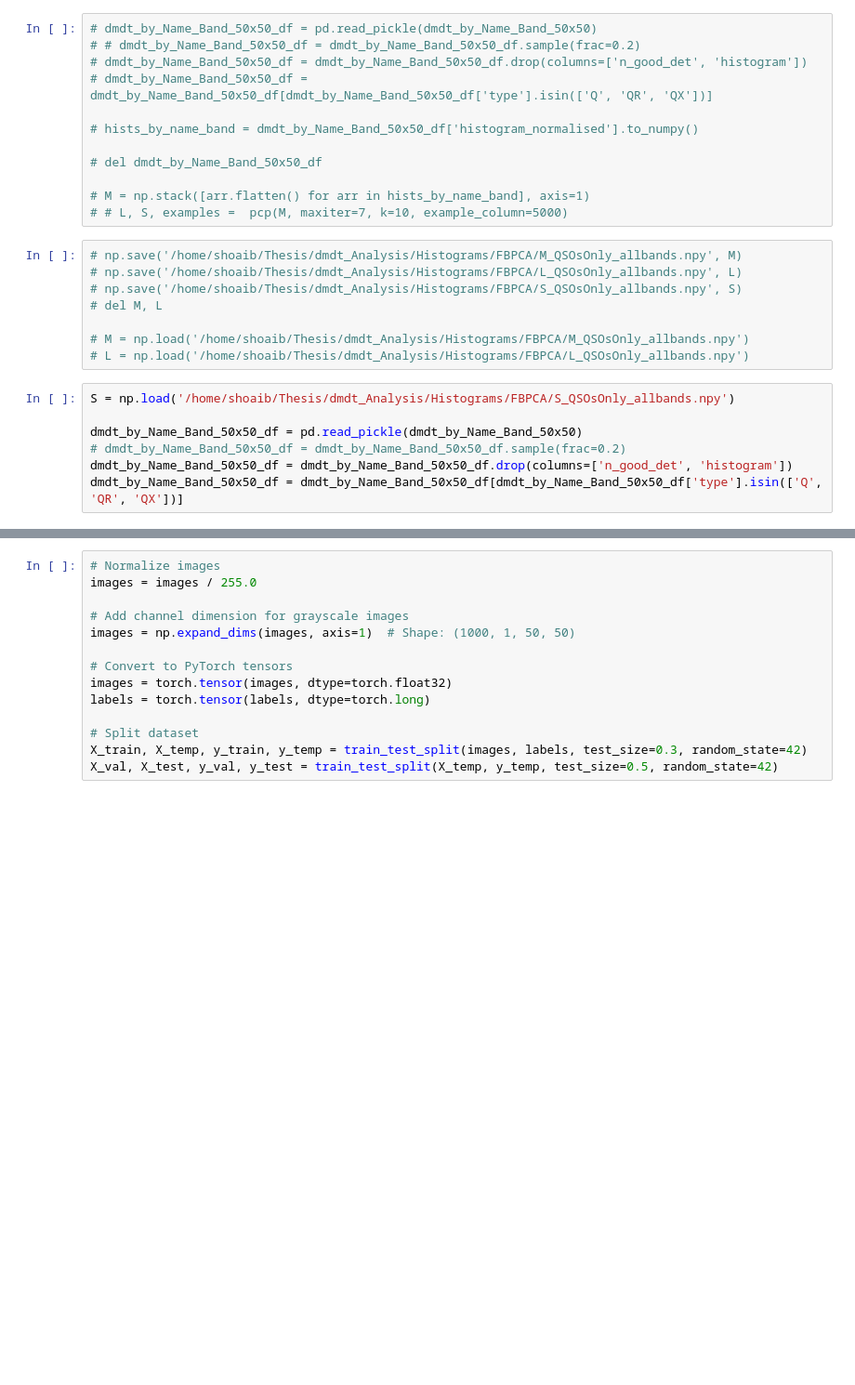
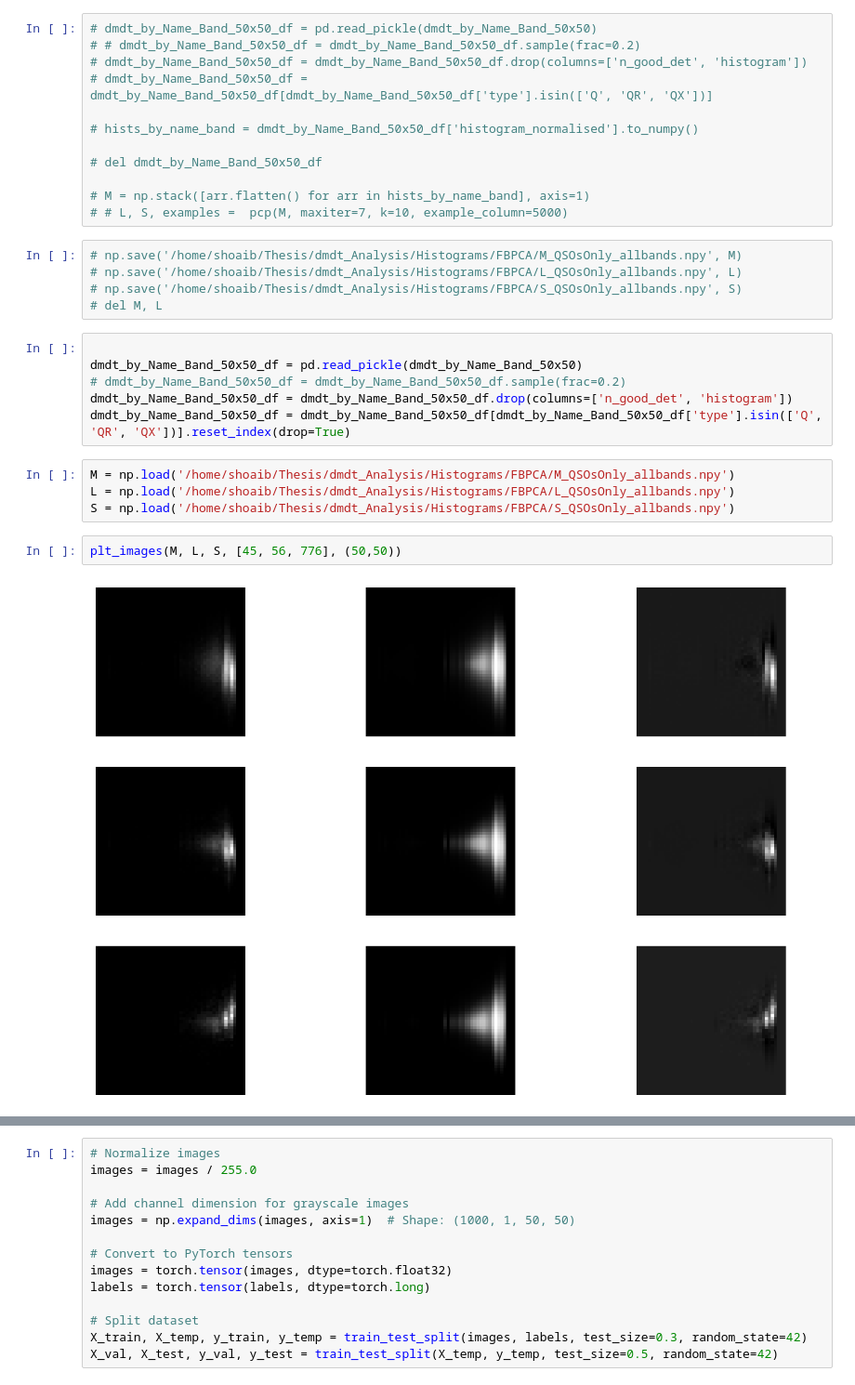
Before and after one commit to sjshamsi/Thesis, a Jupyter notebook: dmdt_Analysis/dmdt_RPCA_application.ipynb, the cells around one changed output, grey strips where cells are left out. Shown at 93% size. Drawn from its saved outputs; the diff is of its cells as text; blank space fills up the shorter version.

```diff
--- a/dmdt_Analysis/dmdt_RPCA_application.ipynb
+++ b/dmdt_Analysis/dmdt_RPCA_application.ipynb
@@ -142,13 +142,17 @@ def plt_images(M, A, E, index_array, dims, filename=None):
 # np.save('/home/shoaib/Thesis/dmdt_Analysis/Histograms/FBPCA/L_QSOsOnly_allbands.npy', L)
 # np.save('/home/shoaib/Thesis/dmdt_Analysis/Histograms/FBPCA/S_QSOsOnly_allbands.npy', S)
 # del M, L
-
-# M = np.load('/home/shoaib/Thesis/dmdt_Analysis/Histograms/FBPCA/M_QSOsOnly_allbands.npy')
-# L = np.load('/home/shoaib/Thesis/dmdt_Analysis/Histograms/FBPCA/L_QSOsOnly_allbands.npy')
 # %%
-S = np.load('/home/shoaib/Thesis/dmdt_Analysis/Histograms/FBPCA/S_QSOsOnly_allbands.npy')
 
 dmdt_by_Name_Band_50x50_df = pd.read_pickle(dmdt_by_Name_Band_50x50)
 # dmdt_by_Name_Band_50x50_df = dmdt_by_Name_Band_50x50_df.sample(frac=0.2)
 dmdt_by_Name_Band_50x50_df = dmdt_by_Name_Band_50x50_df.drop(columns=['n_good_det', 'histogram'])
-dmdt_by_Name_Band_50x50_df = dmdt_by_Name_Band_50x50_df[dmdt_by_Name_Band_50x50_df['type'].isin(['Q', 'QR', 'QX'])]
+dmdt_by_Name_Band_50x50_df = dmdt_by_Name_Band_50x50_df[dmdt_by_Name_Band_50x50_df['type'].isin(['Q', 'QR', 'QX'])].reset_index(drop=True)
+# %%
+M = np.load('/home/shoaib/Thesis/dmdt_Analysis/Histograms/FBPCA/M_QSOsOnly_allbands.npy')
+L = np.load('/home/shoaib/Thesis/dmdt_Analysis/Histograms/FBPCA/L_QSOsOnly_allbands.npy')
+S = np.load('/home/shoaib/Thesis/dmdt_Analysis/Histograms/FBPCA/S_QSOsOnly_allbands.npy')
+# %%
+plt_images(M, L, S, [45, 56, 776], (50,50))
+# %% [output]
+[figure, added]
```
Also changed, not shown: parts of 27 cells of this notebook, 8 other files.
